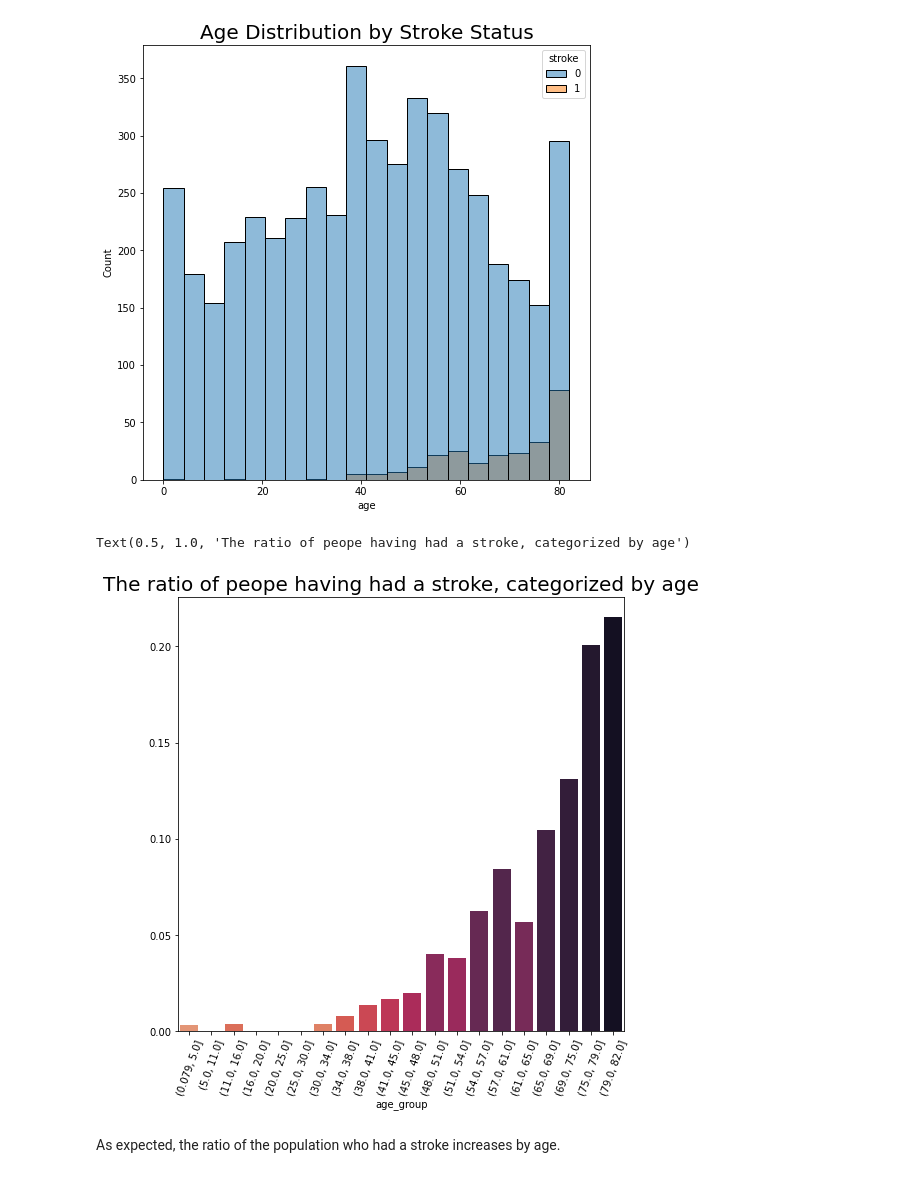
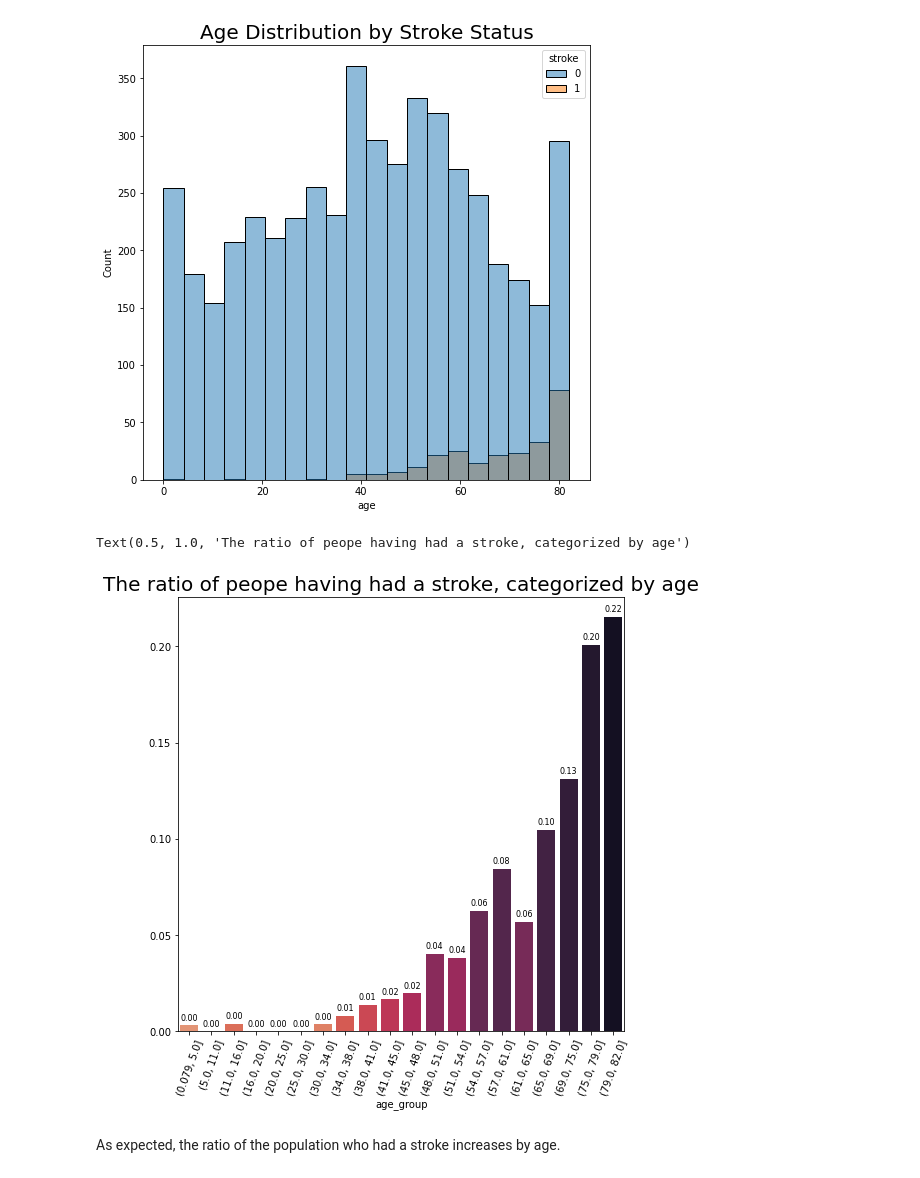
Before and after one commit to bori00/Stroke-Predictor, a Jupyter notebook: Stroke_Predictor.ipynb, the cells around one changed output. Saved outputs shown, nothing was run; the diff lists cells and outputs as text; code cells hidden in the pictures.

```diff
--- a/Stroke_Predictor.ipynb
+++ b/Stroke_Predictor.ipynb
@@ -133,16 +141,25 @@ Text(0.5, 1.0, 'Age Distribution by Stroke Status')
 # %%
 stroke_df_group = stroke_df.copy()
 stroke_df_group["age_group"] = pd.qcut(stroke_df_group["age"], q=20)
 stroke_ratio_per_age_group = stroke_df_group.groupby(["age_group"]).apply(lambda age_group: age_group["stroke"].sum() / age_group["stroke"].count())
 fig, ax = plt.subplots(figsize=def_fig_size)
 pal = sns.color_palette("rocket", len(stroke_ratio_per_age_group))
 rank = stroke_ratio_per_age_group.argsort().argsort()   # http://stackoverflow.com/a/6266510/1628638
-sns.barplot(x = stroke_ratio_per_age_group.index, y = stroke_ratio_per_age_group.values, ax = ax, palette = np.array(pal[::-1])[rank])
+plots = sns.barplot(x = stroke_ratio_per_age_group.index, y = stroke_ratio_per_age_group.values, ax = ax, palette = np.array(pal[::-1])[rank])
+
+# Iterrating over the bars one-by-one to add annotations
+for bar in plots.patches:
+    plots.annotate(format(bar.get_height(), '.2f'),
+                   (bar.get_x() + bar.get_width() / 2,
+                    bar.get_height()), ha='center', va='center',
+                   size=8, xytext=(0, 8),
+                   textcoords='offset points')
+
 plt.xticks(rotation=70)
 plt.title("The ratio of peope having had a stroke, categorized by age", size = def_title_size)
 # %% [output]
 Text(0.5, 1.0, 'The ratio of peope having had a stroke, categorized by age')
-[figure, old version]
+[figure, new version]
 # %% [markdown]
 As expected, the ratio of the population who had a stroke increases by age.
 # %% [markdown]
```
Also changed, not shown: parts of 15 cells of this notebook.
